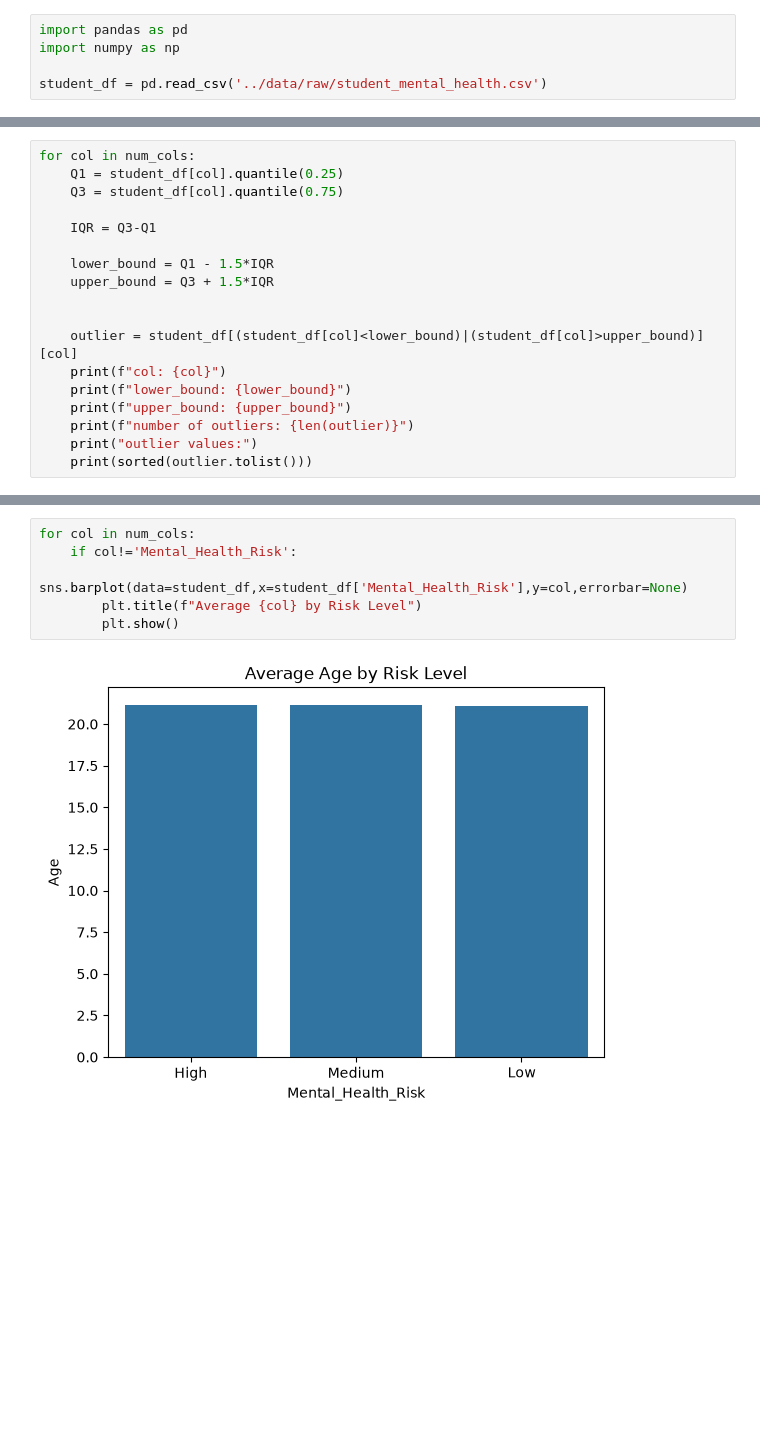
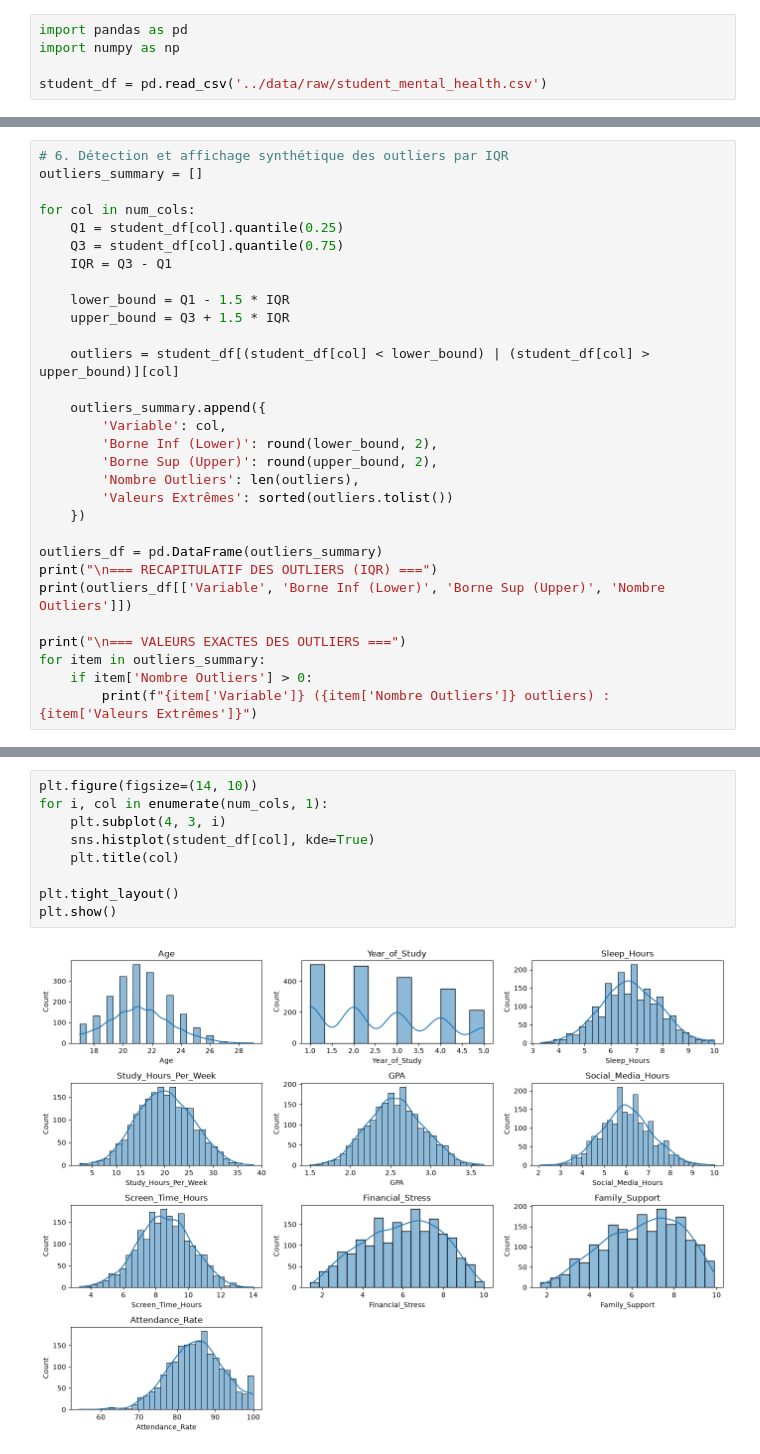
Before and after one commit to MouadBoumahdi/Student-Mental-Health, a Jupyter notebook: notebooks/01_eda.ipynb, the cells around one changed output, grey strips where cells are left out. Saved outputs shown, nothing was run; the diff lists cells and outputs as text; blank space fills up the shorter version.

```diff
--- a/notebooks/01_eda.ipynb
+++ b/notebooks/01_eda.ipynb
@@ -86,19 +97,31 @@ for col in num_cols:
 # %%
+# 6. Détection et affichage synthétique des outliers par IQR
+outliers_summary = []
+
 for col in num_cols:
     Q1 = student_df[col].quantile(0.25)
     Q3 = student_df[col].quantile(0.75)
+    IQR = Q3 - Q1
 
-    IQR = Q3-Q1
+    lower_bound = Q1 - 1.5 * IQR
+    upper_bound = Q3 + 1.5 * IQR
 
-    lower_bound = Q1 - 1.5*IQR
-    upper_bound = Q3 + 1.5*IQR
+    outliers = student_df[(student_df[col] < lower_bound) | (student_df[col] > upper_bound)][col]
 
+    outliers_summary.append({
+        'Variable': col,
+        'Borne Inf (Lower)': round(lower_bound, 2),
+        'Borne Sup (Upper)': round(upper_bound, 2),
+        'Nombre Outliers': len(outliers),
+        'Valeurs Extrêmes': sorted(outliers.tolist())
+    })
 
-    outlier = student_df[(student_df[col]<lower_bound)|(student_df[col]>upper_bound)][col]
-    print(f"col: {col}")
-    print(f"lower_bound: {lower_bound}")
-    print(f"upper_bound: {upper_bound}")
-    print(f"number of outliers: {len(outlier)}")
-    print("outlier values:")
-    print(sorted(outlier.tolist()))
+outliers_df = pd.DataFrame(outliers_summary)
+print("\n=== RECAPITULATIF DES OUTLIERS (IQR) ===")
+print(outliers_df[['Variable', 'Borne Inf (Lower)', 'Borne Sup (Upper)', 'Nombre Outliers']])
+
+print("\n=== VALEURS EXACTES DES OUTLIERS ===")
+for item in outliers_summary:
+    if item['Nombre Outliers'] > 0:
+        print(f"{item['Variable']} ({item['Nombre Outliers']} outliers) : {item['Valeurs Extrêmes']}")
 # %% [output]
@@ -130,8 +195,11 @@ plt.show()
 # %%
-for col in num_cols:
-    if col!='Mental_Health_Risk':
-        sns.barplot(data=student_df,x=student_df['Mental_Health_Risk'],y=col,errorbar=None)
-        plt.title(f"Average {col} by Risk Level")
-        plt.show()
+plt.figure(figsize=(14, 10))
+for i, col in enumerate(num_cols, 1):
+    plt.subplot(4, 3, i)
+    sns.histplot(student_df[col], kde=True)
+    plt.title(col)
+
+plt.tight_layout()
+plt.show()
 # %% [output]
-[figure, old version]
+[figure, new version]
```
Also changed, not shown: parts of 12 cells of this notebook, 1 other file.
